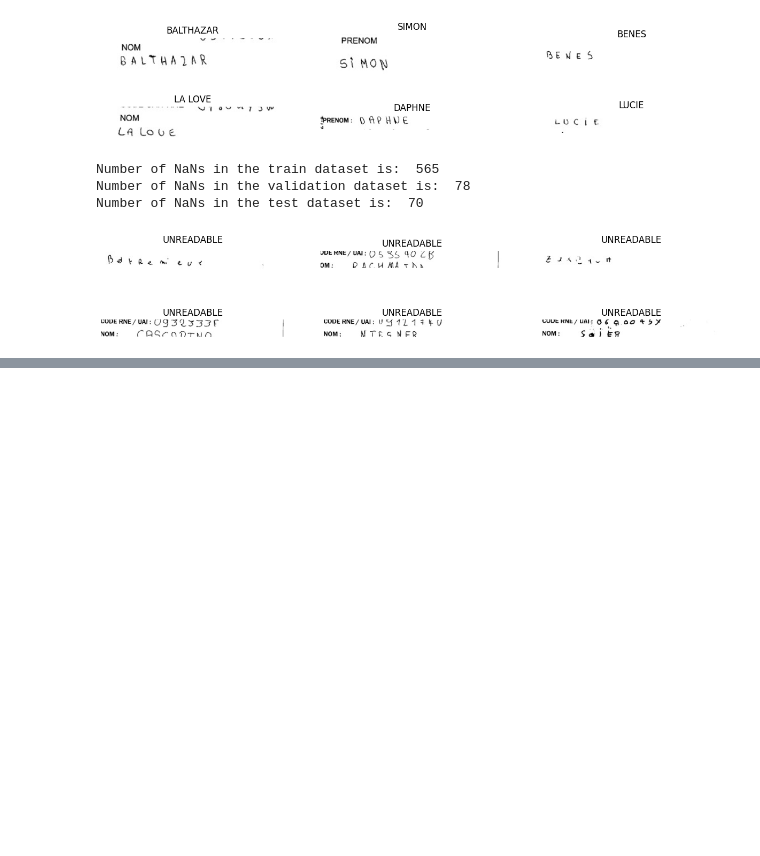
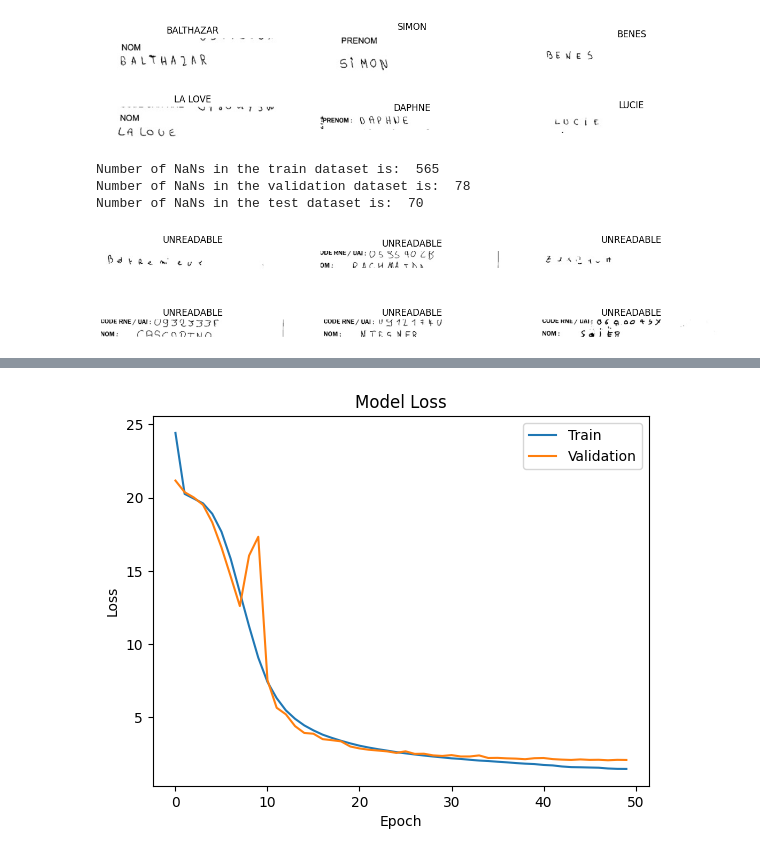
Before and after one commit to Lalithmadhav/Capstone, a Jupyter notebook: Software/Model.ipynb, the cells around one changed output, grey strips where cells are left out. Saved outputs shown, nothing was run; the diff lists cells and outputs as text; code cells hidden in the pictures; blank space fills up the shorter version.

Commit message:
add changed model

```diff
--- a/Software/Model.ipynb
+++ b/Software/Model.ipynb
@@ -299,3 +322,3 @@ model_final.compile(loss={'ctc': lambda y_true, y_pred: y_pred}, optimizer=Adam(
 # %%
-model_final.fit(x = [train_x, train_y, train_input_len, train_name_len], y=train_output, validation_data = ([val_x, val_y, val_input_len, val_name_len], val_output), epochs=60, batch_size=128)
+model_final.fit(x = [train_x, train_y, train_input_len, train_name_len], y=train_output, validation_data = ([val_x, val_y, val_input_len, val_name_len], val_output), epochs=10, batch_size=128)
 # %% [output]
@@ -319 +342,90 @@ Epoch 60/60
 <keras.src.callbacks.history.History at 0x...>
+# %%
+import tensorflow as tf
+from tensorflow.keras.layers import Input, Conv2D, BatchNormalization, Activation, MaxPooling2D, Dropout, Reshape, Dense, Bidirectional, LSTM, Lambda, Attention
+from tensorflow.keras.models import Model
+from tensorflow.keras.optimizers import Adam
+import tensorflow.keras.backend as K
+from tensorflow.keras.callbacks import EarlyStopping, ReduceLROnPlateau, ModelCheckpoint
+
+# Define the CTC loss function
+def ctc_lambda_func(args):
+    y_pred, names, input_length, name_length = args
+    y_pred = y_pred[:, 2:, :]
+    return K.ctc_batch_cost(names, y_pred, input_length, name_length)
+
+# Input layer
+input_data = Input(shape=(256, 64, 1), name='input')
+
+# CNN layers
+inner = Conv2D(32, (3, 3), padding='same', name='conv1', kernel_initializer='he_normal')(input_data)
+inner = BatchNormalization()(inner)
+inner = Activation('relu')(inner)
+inner = MaxPooling2D(pool_size=(2, 2), name='max1')(inner)
+
+inner = Conv2D(64, (3, 3), padding='same', name='conv2', kernel_initializer='he_normal')(inner)
+inner = BatchNormalization()(inner)
+inner = Activation('relu')(inner)
+inner = MaxPooling2D(pool_size=(2, 2), name='max2')(inner)
+inner = Dropout(0.3)(inner)
+
+inner = Conv2D(128, (3, 3), padding='same', name='conv3', kernel_initializer='he_normal')(inner)
+inner = BatchNormalization()(inner)
+inner = Activation('relu')(inner)
+inner = MaxPooling2D(pool_size=(1, 2), name='max3')(inner)
+inner = Dropout(0.3)(inner)
+
+# Reshape and Dense layers
+inner = Reshape(target_shape=(64, 1024), name='reshape')(inner)
+inner = Dense(64, activation='relu', kernel_initializer='he_normal', name='dense1')(inner)
+
+# Bidirectional LSTM layers with Attention
+inner = Bidirectional(LSTM(256, return_sequences=True), name='lstm1')(inner)
+attention = Attention()([inner, inner])
+inner = Bidirectional(LSTM(256, return_sequences=True), name='lstm2')(attention)
+
+# Output layer
+inner = Dense(num_characters, kernel_initializer='he_normal', name='dense2')(inner)
+y_pred = Activation('softmax', name='softmax')(inner)
+
+# Create the model
+model = Model(inputs=input_data, outputs=y_pred)
+
+# Define additional inputs
+names = Input(name='gtruth_names', shape=[max_str_len], dtype='float32')
+input_length = Input(name='input_length', shape=[1], dtype='int64')
+name_length = Input(name='name_length', shape=[1], dtype='int64')
+
+# CTC loss as a lambda layer
+ctc_loss = Lambda(ctc_lambda_func, output_shape=(1,), name='ctc')([y_pred, names, input_length, name_length])
+
+# Final model
+model_final = Model(inputs=[input_data, names, input_length, name_length], outputs=ctc_loss)
+model_final.compile(loss={'ctc': lambda y_true, y_pred: y_pred}, optimizer=Adam(learning_rate=0.0001))
+
+# Callbacks
+early_stopping = EarlyStopping(monitor='val_loss', patience=5, restore_best_weights=True)
+lr_scheduler = ReduceLROnPlateau(monitor='val_loss', factor=0.5, patience=3, verbose=1)
+checkpoint = ModelCheckpoint('best_model.keras', monitor='val_loss', save_best_only=True, verbose=1)
+
+# Train the model
+history = model_final.fit(
+    x=[train_x, train_y, train_input_len, train_name_len],
+    y=train_output,
+    validation_data=([val_x, val_y, val_input_len, val_name_len], val_output),
+    epochs=50,  # Adjust the number of epochs as needed
+    batch_size=128,
+    callbacks=[early_stopping, lr_scheduler, checkpoint]
+)
+
+# Plot training & validation loss
+import matplotlib.pyplot as plt
+
+plt.plot(history.history['loss'])
+plt.plot(history.history['val_loss'])
+plt.title('Model Loss')
+plt.ylabel('Loss')
+plt.xlabel('Epoch')
+plt.legend(['Train', 'Validation'], loc='upper right')
+plt.show()
+# %% [output]
@@ -320,3 +449,4 @@ Epoch 60/60
+[figure, added]
 # %%
 model.save("model_final.keras")
 # %%
```
Also changed, not shown: parts of 5 cells of this notebook.
